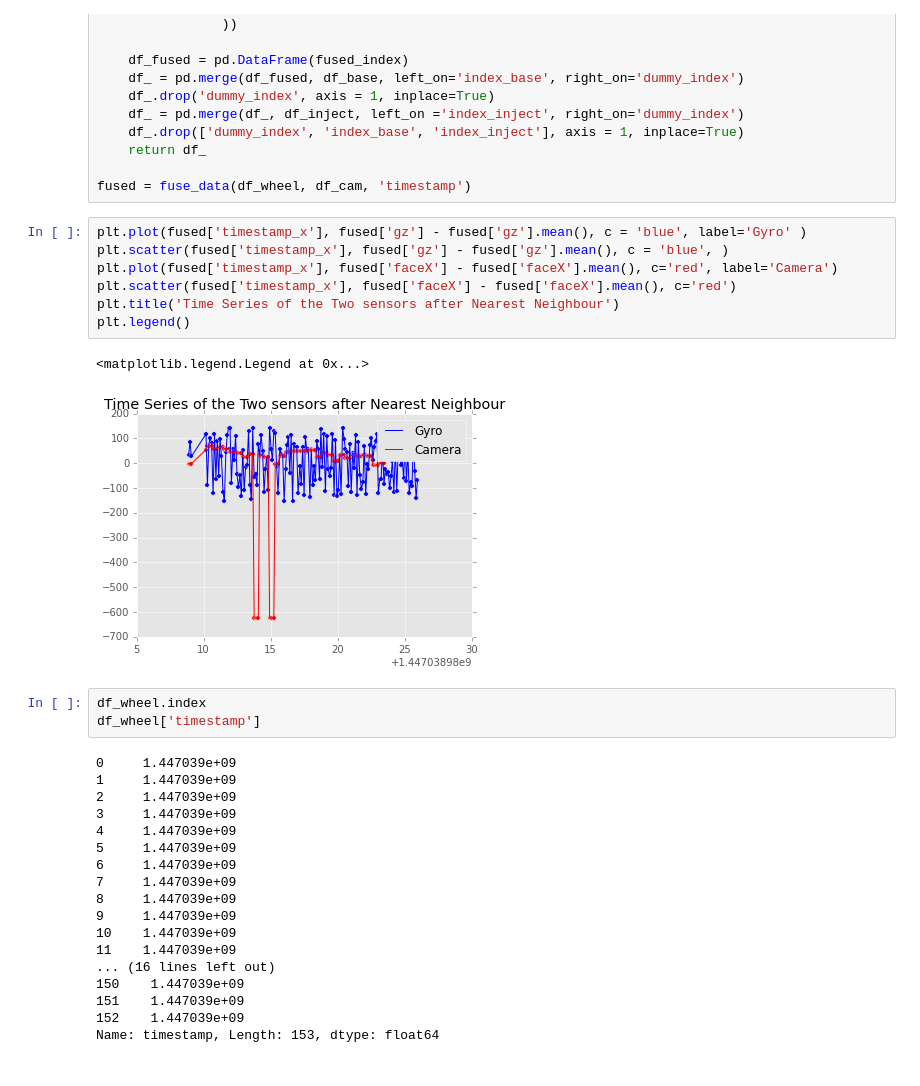
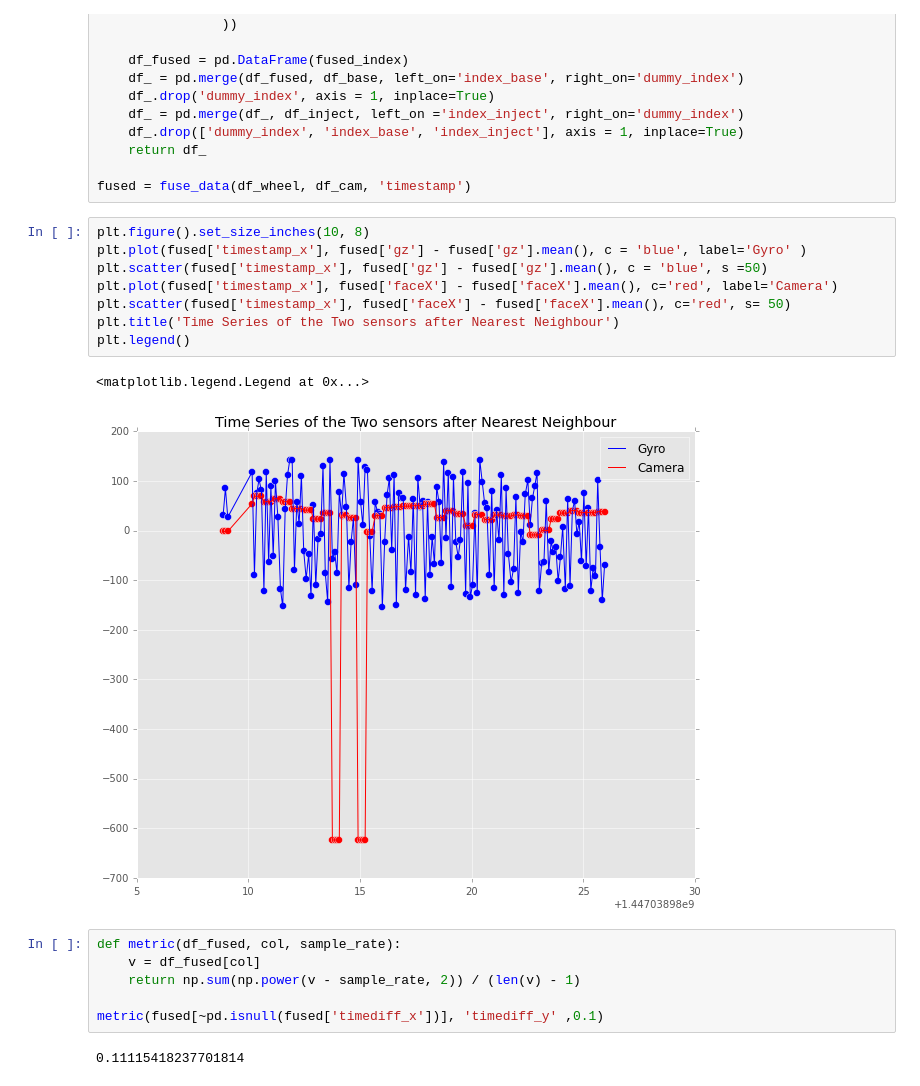
Before and after one commit to chrisngan24/fydp, a Jupyter notebook: experimental/data_fusion/init_analysis.ipynb, the cells around one changed output. Saved outputs shown, nothing was run; the diff lists cells and outputs as text.

```diff
--- a/experimental/data_fusion/init_analysis.ipynb
+++ b/experimental/data_fusion/init_analysis.ipynb
@@ -87,33 +86,21 @@ def fuse_data(df_base, df_inject, distance_col):
 
 fused = fuse_data(df_wheel, df_cam, 'timestamp')
 # %%
+plt.figure().set_size_inches(10, 8)
 plt.plot(fused['timestamp_x'], fused['gz'] - fused['gz'].mean(), c = 'blue', label='Gyro' )
-plt.scatter(fused['timestamp_x'], fused['gz'] - fused['gz'].mean(), c = 'blue', )
+plt.scatter(fused['timestamp_x'], fused['gz'] - fused['gz'].mean(), c = 'blue', s =50)
 plt.plot(fused['timestamp_x'], fused['faceX'] - fused['faceX'].mean(), c='red', label='Camera')
-plt.scatter(fused['timestamp_x'], fused['faceX'] - fused['faceX'].mean(), c='red')
+plt.scatter(fused['timestamp_x'], fused['faceX'] - fused['faceX'].mean(), c='red', s= 50)
 plt.title('Time Series of the Two sensors after Nearest Neighbour')
 plt.legend()
 # %% [output]
 <matplotlib.legend.Legend at 0x...>
-[figure, old version]
+[figure, new version]
-# %%
-df_wheel.index
-df_wheel['timestamp']
-# %% [output]
-0     1.447039e+09
-1     1.447039e+09
-2     1.447039e+09
-3     1.447039e+09
-4     1.447039e+09
-5     1.447039e+09
-6     1.447039e+09
-7     1.447039e+09
-8     1.447039e+09
-9     1.447039e+09
-10    1.447039e+09
-11    1.447039e+09
-... (16 lines left out)
-150    1.447039e+09
-151    1.447039e+09
-152    1.447039e+09
-Name: timestamp, Length: 153, dtype: float64
+# %%
+def metric(df_fused, col, sample_rate):
+    v = df_fused[col]
+    return np.sum(np.power(v - sample_rate, 2)) / (len(v) - 1)
+
+metric(fused[~pd.isnull(fused['timediff_x'])], 'timediff_y' ,0.1)
+# %% [output]
+0.11115418237701814
```
Also changed, not shown: parts of 3 cells of this notebook, 1 other file.
